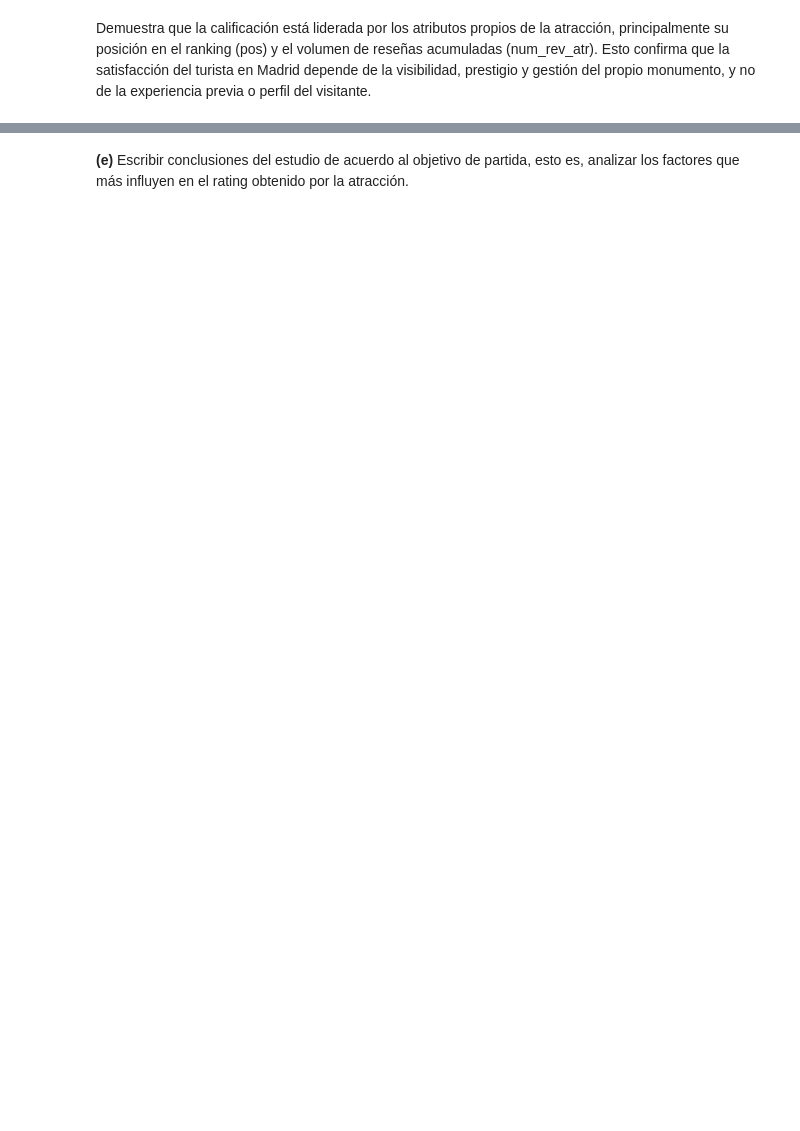
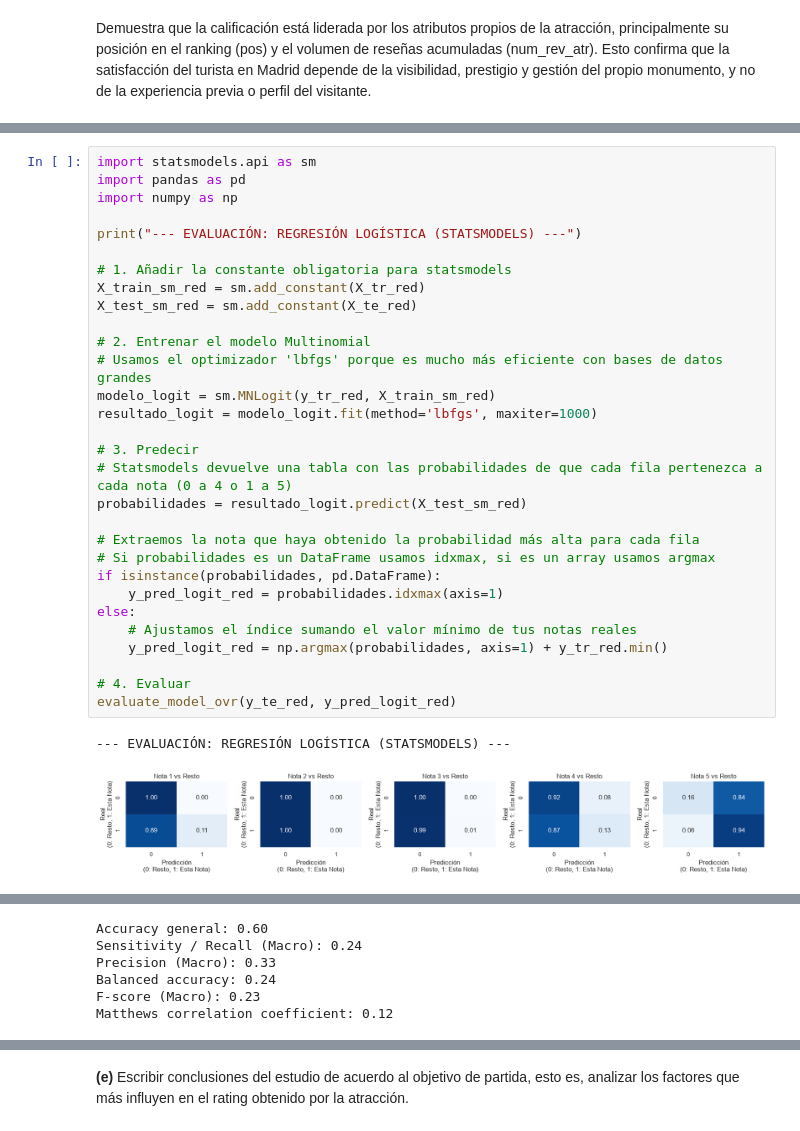
Before and after one commit to LosPValor/AyudanteDeViaje, a Jupyter notebook: CDT_octubre26b.ipynb, the cells around one changed output, grey strips where cells are left out. Drawn from its saved outputs; the diff is of its cells as text; blank space fills up the shorter version.

```diff
--- a/CDT_octubre26b.ipynb
+++ b/CDT_octubre26b.ipynb
@@ -1063,0 +1143,33 @@ Demuestra que la calificación está liderada por los atributos propios de la at
+# %%
+import statsmodels.api as sm
+import pandas as pd
+import numpy as np
+
+print("--- EVALUACIÓN: REGRESIÓN LOGÍSTICA (STATSMODELS) ---")
+
+# 1. Añadir la constante obligatoria para statsmodels
+X_train_sm_red = sm.add_constant(X_tr_red)
+X_test_sm_red = sm.add_constant(X_te_red)
+
+# 2. Entrenar el modelo Multinomial
+# Usamos el optimizador 'lbfgs' porque es mucho más eficiente con bases de datos grandes
+modelo_logit = sm.MNLogit(y_tr_red, X_train_sm_red)
+resultado_logit = modelo_logit.fit(method='lbfgs', maxiter=1000)
+
+# 3. Predecir
+# Statsmodels devuelve una tabla con las probabilidades de que cada fila pertenezca a cada nota (0 a 4 o 1 a 5)
+probabilidades = resultado_logit.predict(X_test_sm_red)
+
+# Extraemos la nota que haya obtenido la probabilidad más alta para cada fila
+# Si probabilidades es un DataFrame usamos idxmax, si es un array usamos argmax
+if isinstance(probabilidades, pd.DataFrame):
+    y_pred_logit_red = probabilidades.idxmax(axis=1)
+else:
+    # Ajustamos el índice sumando el valor mínimo de tus notas reales
+    y_pred_logit_red = np.argmax(probabilidades, axis=1) + y_tr_red.min()
+
+# 4. Evaluar
+evaluate_model_ovr(y_te_red, y_pred_logit_red)
+# %% [output]
+--- EVALUACIÓN: REGRESIÓN LOGÍSTICA (STATSMODELS) ---
+[figure, added]
@@ -1063,0 +1177,6 @@ Demuestra que la calificación está liderada por los atributos propios de la at
+Accuracy general: 0.60
+Sensitivity / Recall (Macro): 0.24
+Precision (Macro): 0.33
+Balanced accuracy: 0.24
+F-score (Macro): 0.23
+Matthews correlation coefficient: 0.12
```
Also changed, not shown: parts of 24 cells of this notebook.
